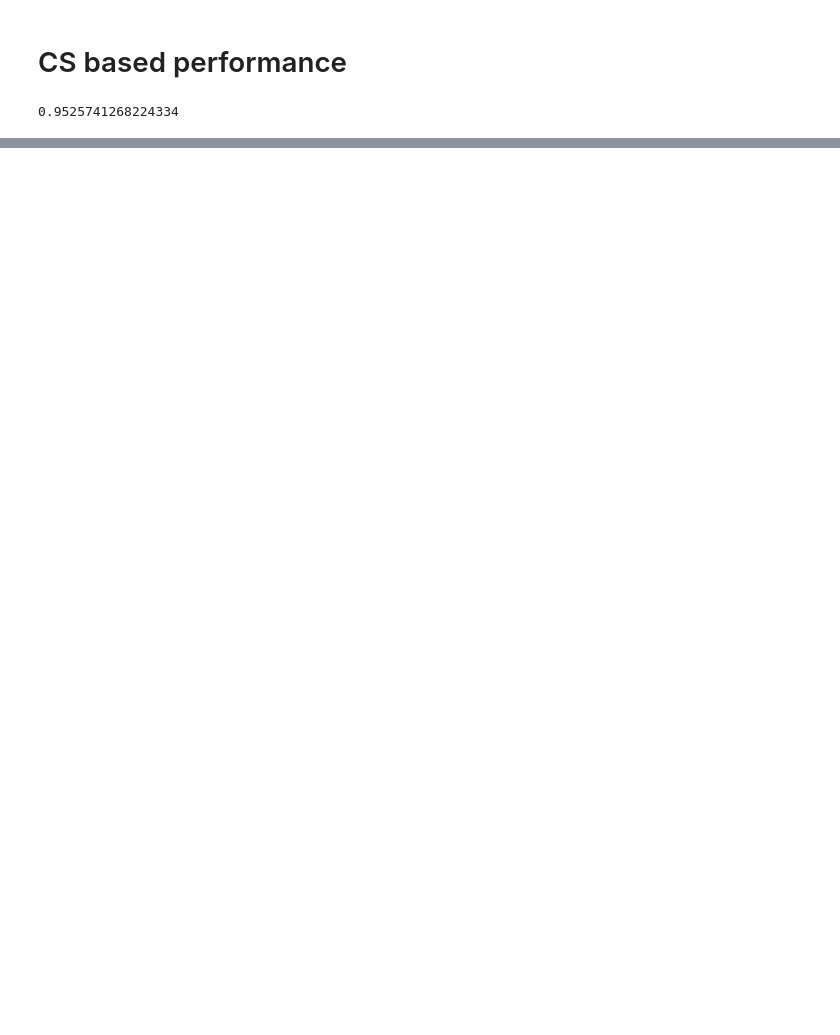
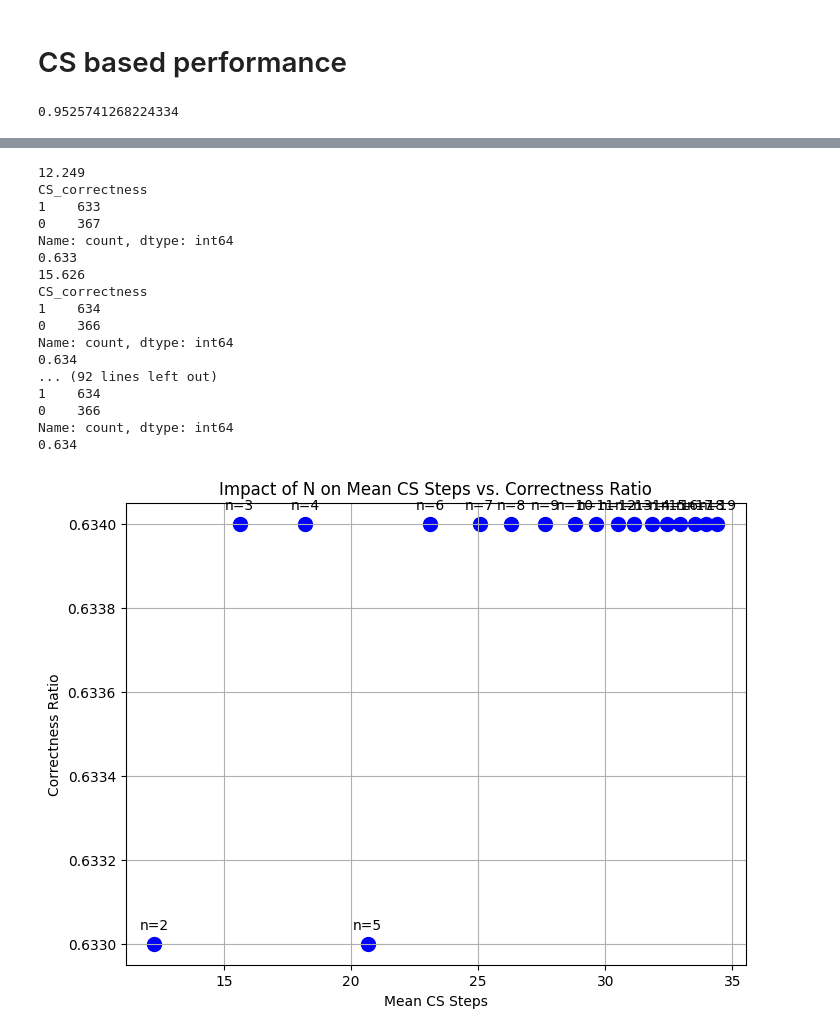
Before and after one commit to wan19990901/SC_conf, a Jupyter notebook: src/feature_selection_imporve copy.ipynb, the cells around one changed output, grey strips where cells are left out. Drawn from its saved outputs; the diff is of its cells as text; code cells hidden in the pictures; blank space fills up the shorter version.

```diff
--- a/src/feature_selection_imporve copy.ipynb
+++ b/src/feature_selection_imporve copy.ipynb
@@ -446,0 +621,29 @@ number_list
+# %%
+def plot_n_impact_on_steps_and_correctness(df, threshold=lr_easy_best_thresh, confidence_score_col='confidence_score', n_values=range(2,20)):
+    # Prepare to collect results for plotting
+    mean_steps = []
+    correctness_ratios = []
+
+    # Process data for each n value
+    for n in n_values:
+        temp_df = df.copy()
+        updated_df = process_scores_gy(temp_df, threshold, confidence_score_col, n)
+        mean_step = updated_df['CS_steps'].mean()
+        correctness_ratio = updated_df['CS_correctness'].sum() / len(updated_df)
+
+        # Store results
+        mean_steps.append(mean_step)
+        correctness_ratios.append(correctness_ratio)
+
+    # Create plot
+    plt.figure(figsize=(8, 6))
+    plt.scatter(mean_steps, correctness_ratios, color='blue', s=100)
+    for i, n in enumerate(n_values):
+        plt.annotate(f'n={n}', (mean_steps[i], correctness_ratios[i]), textcoords="offset points", xytext=(0,10), ha='center')
+
+    plt.title('Impact of N on Mean CS Steps vs. Correctness Ratio')
+    plt.xlabel('Mean CS Steps')
+    plt.ylabel('Correctness Ratio')
+    plt.grid(True)
+    plt.show()
+plot_n_impact_on_steps_and_correctness(updated_df)
@@ -446,0 +743,21 @@ number_list
+# %%
+plot_n_impact_on_steps_and_correctness(updated_df)
+# %% [output]
+12.249
+CS_correctness
+1    633
+0    367
+Name: count, dtype: int64
+0.633
+15.626
+CS_correctness
+1    634
+0    366
+Name: count, dtype: int64
+0.634
+... (92 lines left out)
+1    634
+0    366
+Name: count, dtype: int64
+0.634
+[figure, added]
```
Also changed, not shown: parts of 33 cells of this notebook.
